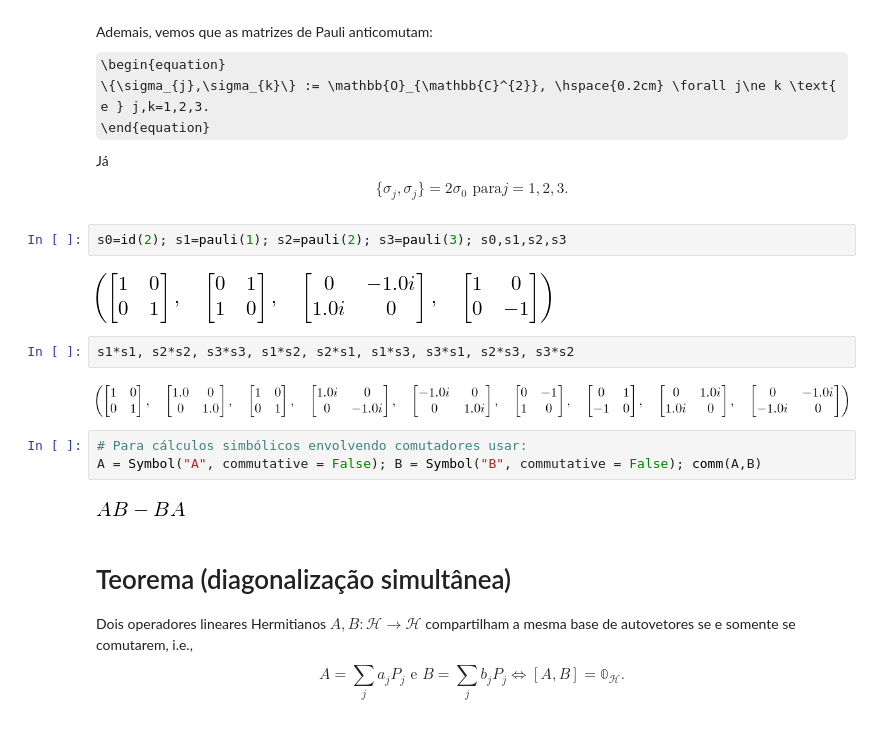
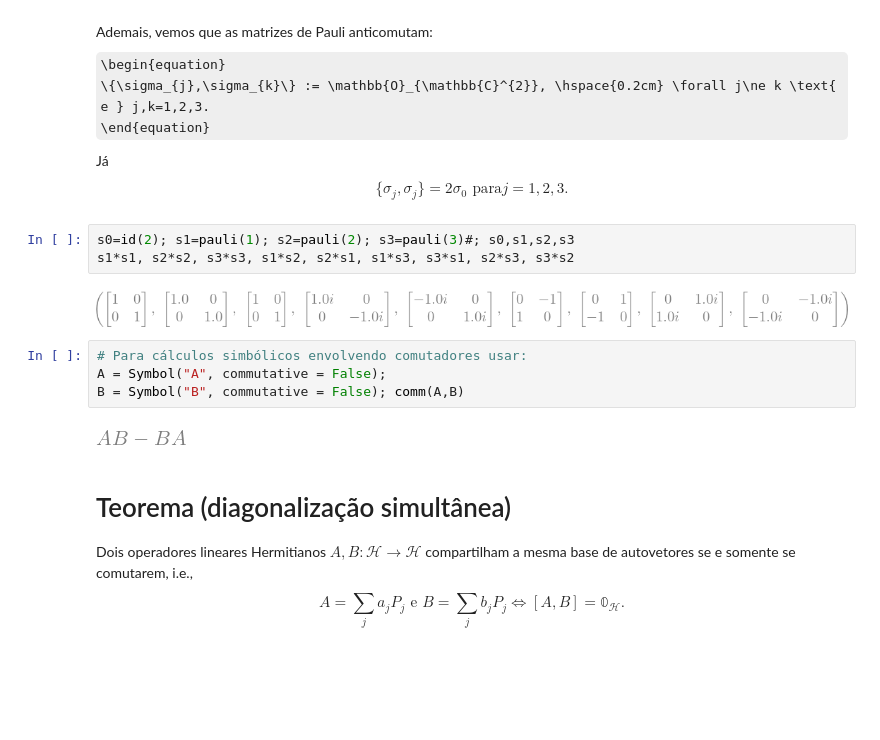
Before and after one commit to jonasmaziero/algebra_linear, a Jupyter notebook: 03_operators.ipynb, the cells around one changed output. Cells and saved outputs as stored; diff of their text form; some formulas as TeX source; blank space fills up the shorter version.

```diff
--- a/03_operators.ipynb
+++ b/03_operators.ipynb
@@ -616,18 +616,16 @@ Já
 \{\sigma_{j},\sigma_{j}\}=2\sigma_{0} \text{ para}j=1,2,3.
 \end{equation}
 # %%
-s0=id(2); s1=pauli(1); s2=pauli(2); s3=pauli(3); s0,s1,s2,s3
+s0=id(2); s1=pauli(1); s2=pauli(2); s3=pauli(3)#; s0,s1,s2,s3
+s1*s1, s2*s2, s3*s3, s1*s2, s2*s1, s1*s3, s3*s1, s2*s3, s3*s2
 # %% [output]
-[figure, old version]
+[figure, new version]
-# %%
-s1*s1, s2*s2, s3*s3, s1*s2, s2*s1, s1*s3, s3*s1, s2*s3, s3*s2
-# %% [output]
-[figure, removed]
 # %%
 # Para cálculos simbólicos envolvendo comutadores usar:
-A = Symbol("A", commutative = False); B = Symbol("B", commutative = False); comm(A,B)
+A = Symbol("A", commutative = False);
+B = Symbol("B", commutative = False); comm(A,B)
 # %% [output]
-[figure, old version]
+[figure, new version]
 # %% [markdown]
 # Teorema (diagonalização simultânea)
 Dois operadores lineares Hermitianos $A,B:\mathcal{H}\rightarrow\mathcal{H}$ compartilham a mesma base de autovetores se e somente se comutarem, i.e.,
```
Also changed, not shown: parts of 1 cell of this notebook.
